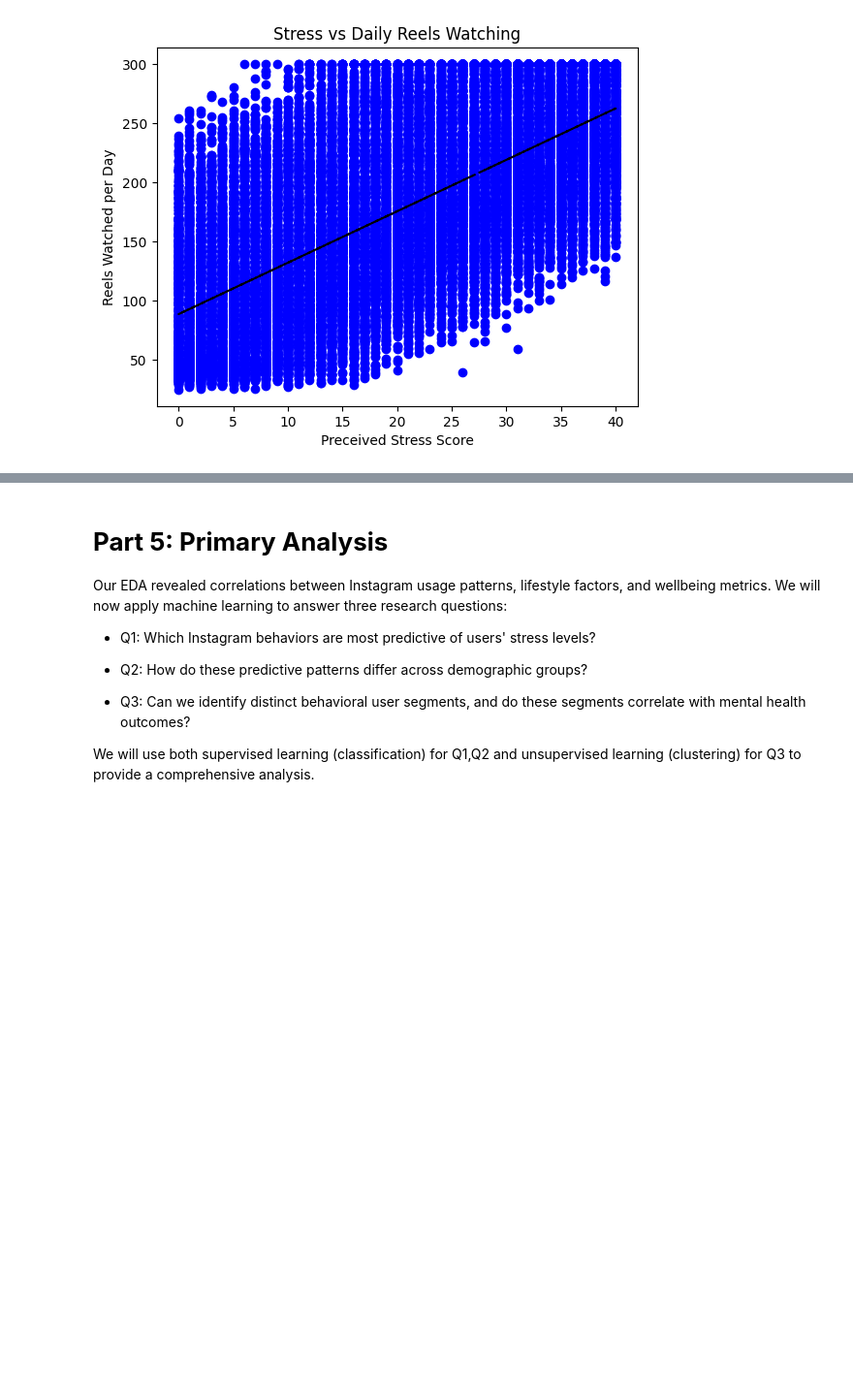
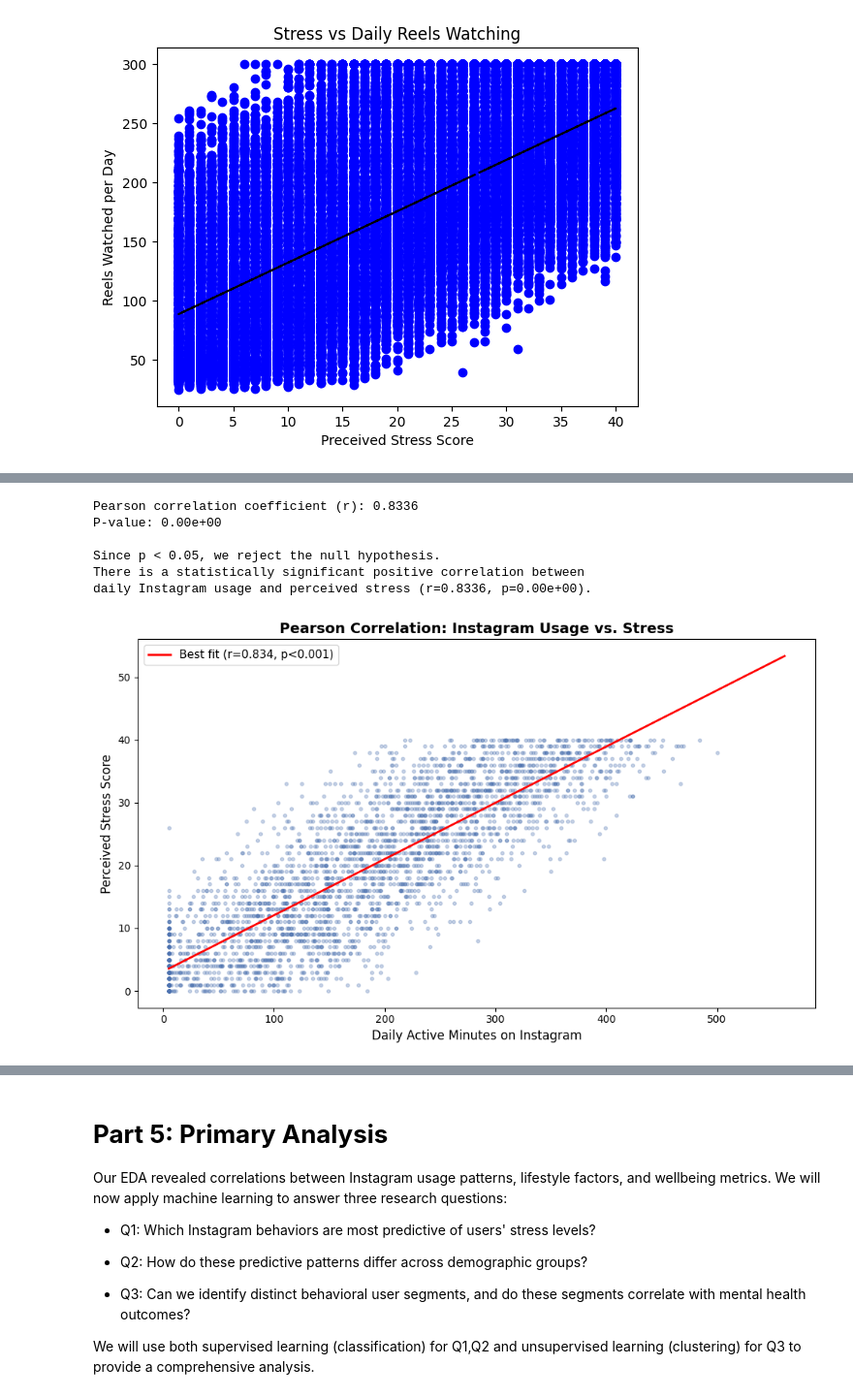
Before and after one commit to saishapitani/cmsc320GroupProj, a Jupyter notebook: final_proj.ipynb, the cells around one changed output, grey strips where cells are left out. Shown at 97% size. Cells and saved outputs as stored; diff of their text form; code cells hidden in the pictures; blank space fills up the shorter version.

```diff
--- a/final_proj.ipynb
+++ b/final_proj.ipynb
@@ -152,0 +165,39 @@ Ok, those are some neat correlations! Now we have some data we can work with for
+# %%
+from scipy import stats
+
+# Pearson correlation test
+r, p_value = stats.pearsonr(df['daily_active_minutes_instagram'], df['perceived_stress_score'])
+
+print(f"Pearson correlation coefficient (r): {r:.4f}")
+print(f"P-value: {p_value:.2e}")
+print(f"\nSince p < 0.05, we reject the null hypothesis.")
+print(f"There is a statistically significant positive correlation between")
+print(f"daily Instagram usage and perceived stress (r={r:.4f}, p={p_value:.2e}).")
+
+
+fig, ax = plt.subplots(figsize=(10, 6))
+sample = df.sample(3000, random_state=42)
+ax.scatter(sample['daily_active_minutes_instagram'], sample['perceived_stress_score'],
+           alpha=0.3, s=10, color='#4C72B0')
+
+z = np.polyfit(df['daily_active_minutes_instagram'], df['perceived_stress_score'], 1)
+x_line = np.linspace(df['daily_active_minutes_instagram'].min(),
+                     df['daily_active_minutes_instagram'].max(), 100)
+ax.plot(x_line, np.poly1d(z)(x_line), color='red', linewidth=2,
+        label=f'Best fit (r={r:.3f}, p<0.001)')
+
+ax.set_xlabel('Daily Active Minutes on Instagram', fontsize=12)
+ax.set_ylabel('Perceived Stress Score', fontsize=12)
+ax.set_title('Pearson Correlation: Instagram Usage vs. Stress',
+             fontsize=14, fontweight='bold')
+ax.legend(fontsize=11)
+plt.tight_layout()
+plt.show()
+# %% [output]
+Pearson correlation coefficient (r): 0.8336
+P-value: 0.00e+00
+
+Since p < 0.05, we reject the null hypothesis.
+There is a statistically significant positive correlation between
+daily Instagram usage and perceived stress (r=0.8336, p=0.00e+00).
+[figure, added]
```
Also changed, not shown: parts of 9 cells of this notebook.
